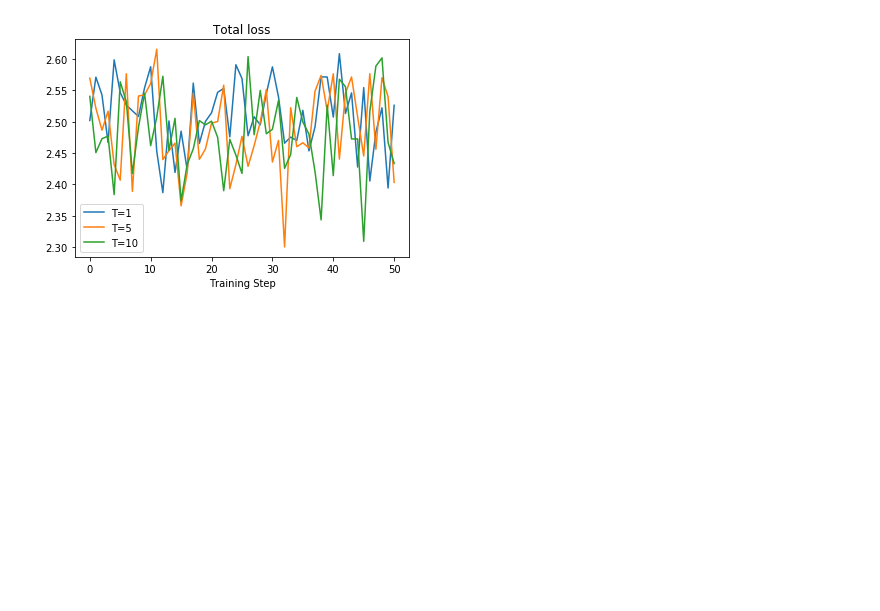
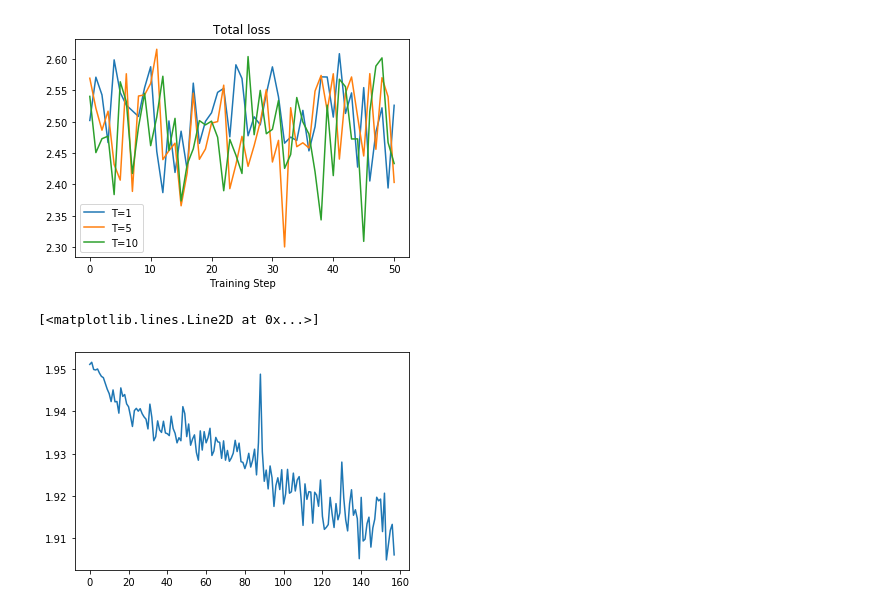
Before and after one commit to Akmalleo3/ConnectFour_AlphaZero, a Jupyter notebook: report/genPlots.ipynb, the cells around one changed output. Cells and saved outputs as stored; diff of their text form; code cells hidden in the pictures; blank space fills up the shorter version.

```diff
--- a/genPlots.ipynb
+++ b/report/genPlots.ipynb
@@ -277,0 +439,5 @@ Text(0.5, 1.0, 'Total loss')
+# %%
+pyplot.plot(range(158),final_policy_loss)
+# %% [output]
+[<matplotlib.lines.Line2D at 0x...>]
+[figure, added]
```
Also changed, not shown: parts of 6 cells of this notebook, 19 other files.
